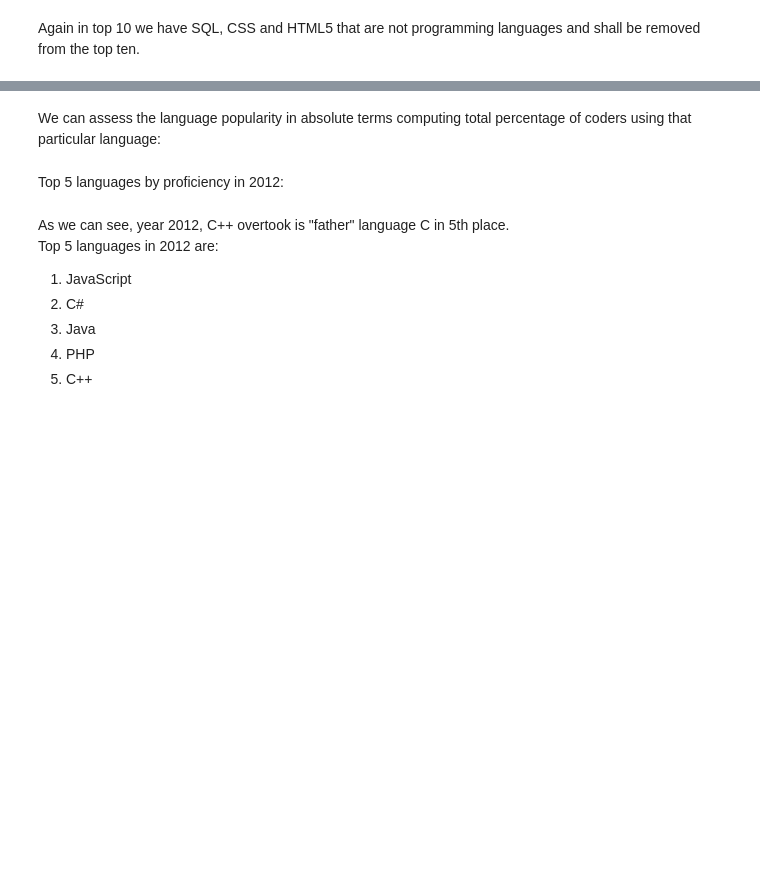
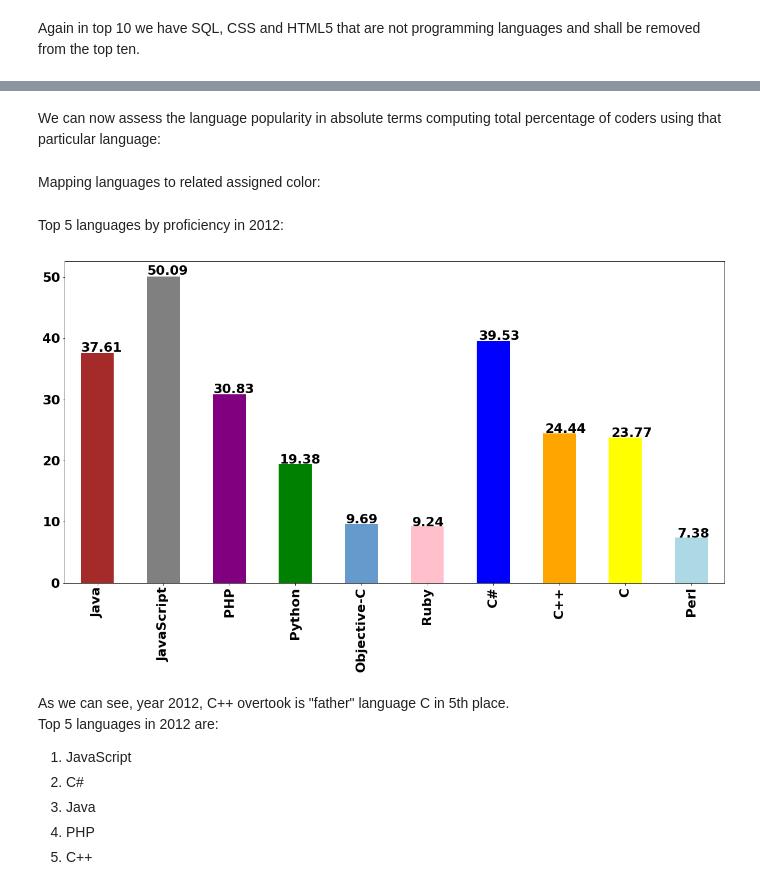
Before and after one commit to alfreedolf/stackoverflow_multiple_years, a Jupyter notebook: notebooks/1.LanguagesPopularityByYear.ipynb, the cells around one changed output, grey strips where cells are left out. Cells and saved outputs as stored; diff of their text form; code cells hidden in the pictures; blank space fills up the shorter version.

Commit message:
Chore: refactor color palette mapping code in 2012 plot too

```diff
--- a/notebooks/1.LanguagesPopularityByYear.ipynb
+++ b/notebooks/1.LanguagesPopularityByYear.ipynb
@@ -364,0 +376,3 @@ df_2012_proficiencies_clean_sum = df_2012_proficiencies_clean.sum(axis=0)
+# %%
+# computing total proficiencies once again
+s_2012_proficiencies_top_10 = s_2012_proficiencies_clean_sum.head(10)
@@ -365,23 +407,34 @@ df_2012_proficiencies_clean_sum = df_2012_proficiencies_clean.sum(axis=0)
+# %%
+languages_palette['Objective-C'] = "#6699cc"
 # %% [markdown]
-We can assess the language popularity in absolute terms computing total percentage of coders using that
+We can now assess the language popularity in absolute terms computing total percentage of coders using that
 particular language:
 # %%
 # computing percentages
-s_2012_proficiencies_percentages = (df_2012_proficiencies_clean_sum/df_2012_proficiencies_clean.shape[0])*100
-# removing unuseful prefix from index (for plot readability purposes)
+s_2012_proficiencies_percentages = (s_2012_proficiencies_clean_sum/df_2012_proficiencies_clean.shape[0])*100
+# renaming each row for simplicity
 s_2012_proficiencies_percentages.index = s_2012_proficiencies_percentages.index.str.replace("Proficient in ", "")
+# %% [markdown]
+Mapping languages to related assigned color:
+# %%
+# replacing index in top 10 languages
+s_2012_proficiencies_top_10.index = s_2012_proficiencies_top_10.index.str.replace("Proficient in ", "")
+
+languages_palette_list = map_languages_to_color_list(languages_palette, s_2012_proficiencies_top_10)
 # %% [markdown]
 Top 5 languages by proficiency in 2012:
 # %%
 # sorting data to keep palette colors through plots
-s_2012_proficiencies_percentages.sort_index(inplace=True)
+
 
 # plotting data
 
-ax_12 = s_2012_proficiencies_percentages.plot.bar(color=plt.cm.Paired(np.arange(len(s_2012_proficiencies_percentages))))
+ax_12 = s_2012_proficiencies_percentages.plot.bar(color=languages_palette_list)
 # annotating values on top of each bar, for readability
 for p in ax_12.patches:
     ax_12.annotate(str(round(p.get_height(), 2)), (p.get_x() * 1.005, p.get_height() * 1.005))
+# %% [output]
+[figure, added]
 # %% [markdown]
 As we can see, year 2012, C++ overtook is "father" language C in 5th place. <br/>
 Top 5 languages in 2012 are: <br>
```
Also changed, not shown: parts of 9 cells of this notebook.
